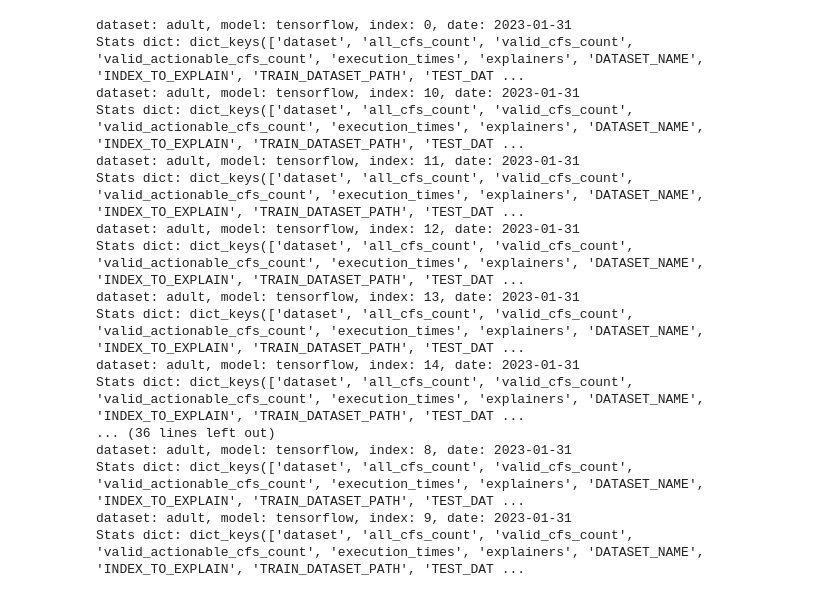
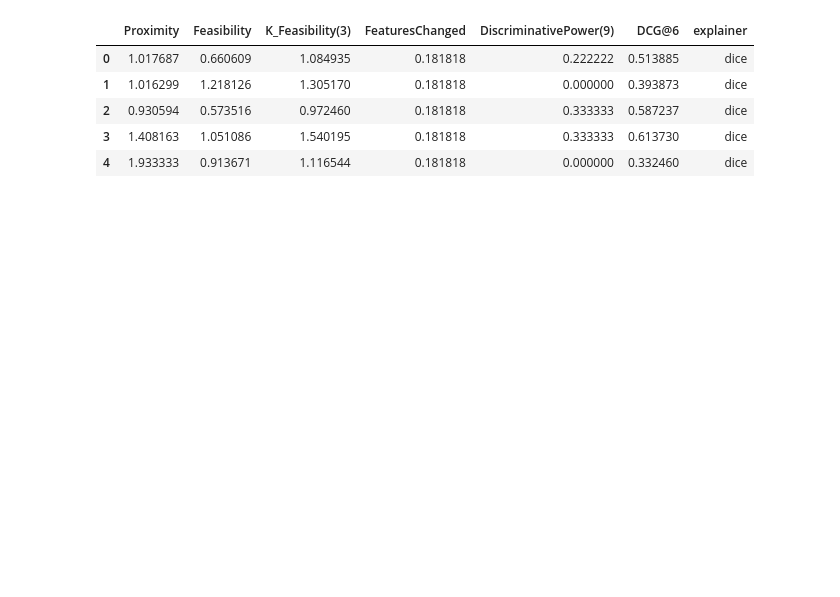
Before and after one commit to istepka/MCSECE, a Jupyter notebook: experiments/data_viz.ipynb, the cells around one changed output. Drawn from its saved outputs; the diff is of its cells as text; code cells hidden in the pictures; blank space fills up the shorter version.

```diff
--- a/experiments/data_viz.ipynb
+++ b/experiments/data_viz.ipynb
@@ -1,44 +42,33 @@
 # %%
-import pandas as pd
-import numpy as np
-import seaborn as sns
-import matplotlib.pyplot as plt
-import os
-import json
-from typing import Dict, List
+dfs: List = []
+dataset_name = 'adult' #'german'
+explained_model = 'NN'
 
+idcs = []
 
+_, _, stats_filenames = os.walk('./scores/').__next__()
+for stat_filename in stats_filenames:
+    if dataset_name not in stat_filename:
+        continue
 
-stats_for_instances: List = []
-
-_, _, stats_filenames = os.walk('./stats/').__next__()
-for stat_filename in stats_filenames:
     dataset_name, explained_model, index, date = stat_filename.split('_')
     index = index[1:]
     date = date[:-5]
-    print(f'dataset: {dataset_name}, model: {explained_model}, index: {index}, date: {date}')
+    #print(f'dataset: {dataset_name}, model: {explained_model}, index: {index}, date: {date}')
+    idcs.append(index)
+    with open('./scores/' + stat_filename, 'r') as f:
+        df = pd.read_csv(f)
 
-    with open('./stats/' + stat_filename, 'r') as f:
-        stats_dict = json.load(f)
+    dfs.append(df)
 
-    stats_for_instances.append(stats_dict)
-
-    print(f'Stats dict: {stats_dict.keys()}')
+all_scores = pd.concat(dfs)
+# index_to_plot = 1
+# all_scores = dfs[index_to_plot]
+all_scores.head(5)
 # %% [output]
-dataset: adult, model: tensorflow, index: 0, date: 2023-01-31
-Stats dict: dict_keys(['dataset', 'all_cfs_count', 'valid_cfs_count', 'valid_actionable_cfs_count', 'execution_times', 'explainers', 'DATASET_NAME', 'INDEX_TO_EXPLAIN', 'TRAIN_DATASET_PATH', 'TEST_DAT ...
-dataset: adult, model: tensorflow, index: 10, date: 2023-01-31
-Stats dict: dict_keys(['dataset', 'all_cfs_count', 'valid_cfs_count', 'valid_actionable_cfs_count', 'execution_times', 'explainers', 'DATASET_NAME', 'INDEX_TO_EXPLAIN', 'TRAIN_DATASET_PATH', 'TEST_DAT ...
-dataset: adult, model: tensorflow, index: 11, date: 2023-01-31
-Stats dict: dict_keys(['dataset', 'all_cfs_count', 'valid_cfs_count', 'valid_actionable_cfs_count', 'execution_times', 'explainers', 'DATASET_NAME', 'INDEX_TO_EXPLAIN', 'TRAIN_DATASET_PATH', 'TEST_DAT ...
-dataset: adult, model: tensorflow, index: 12, date: 2023-01-31
-Stats dict: dict_keys(['dataset', 'all_cfs_count', 'valid_cfs_count', 'valid_actionable_cfs_count', 'execution_times', 'explainers', 'DATASET_NAME', 'INDEX_TO_EXPLAIN', 'TRAIN_DATASET_PATH', 'TEST_DAT ...
-dataset: adult, model: tensorflow, index: 13, date: 2023-01-31
-Stats dict: dict_keys(['dataset', 'all_cfs_count', 'valid_cfs_count', 'valid_actionable_cfs_count', 'execution_times', 'explainers', 'DATASET_NAME', 'INDEX_TO_EXPLAIN', 'TRAIN_DATASET_PATH', 'TEST_DAT ...
-dataset: adult, model: tensorflow, index: 14, date: 2023-01-31
-Stats dict: dict_keys(['dataset', 'all_cfs_count', 'valid_cfs_count', 'valid_actionable_cfs_count', 'execution_times', 'explainers', 'DATASET_NAME', 'INDEX_TO_EXPLAIN', 'TRAIN_DATASET_PATH', 'TEST_DAT ...
-... (36 lines left out)
-dataset: adult, model: tensorflow, index: 8, date: 2023-01-31
-Stats dict: dict_keys(['dataset', 'all_cfs_count', 'valid_cfs_count', 'valid_actionable_cfs_count', 'execution_times', 'explainers', 'DATASET_NAME', 'INDEX_TO_EXPLAIN', 'TRAIN_DATASET_PATH', 'TEST_DAT ...
-dataset: adult, model: tensorflow, index: 9, date: 2023-01-31
-Stats dict: dict_keys(['dataset', 'all_cfs_count', 'valid_cfs_count', 'valid_actionable_cfs_count', 'execution_times', 'explainers', 'DATASET_NAME', 'INDEX_TO_EXPLAIN', 'TRAIN_DATASET_PATH', 'TEST_DAT ...
+|  | Proximity | Feasibility | K_Feasibility(3) | FeaturesChanged | DiscriminativePower(9) | DCG@6 | explainer |
+| 0 | 1.017687 | 0.660609 | 1.084935 | 0.181818 | 0.222222 | 0.513885 | dice |
+| 1 | 1.016299 | 1.218126 | 1.305170 | 0.181818 | 0.000000 | 0.393873 | dice |
+| 2 | 0.930594 | 0.573516 | 0.972460 | 0.181818 | 0.333333 | 0.587237 | dice |
+| 3 | 1.408163 | 1.051086 | 1.540195 | 0.181818 | 0.333333 | 0.613730 | dice |
+| 4 | 1.933333 | 0.913671 | 1.116544 | 0.181818 | 0.000000 | 0.332460 | dice |
```
Also changed, not shown: parts of 6 cells of this notebook, 2 other files.
